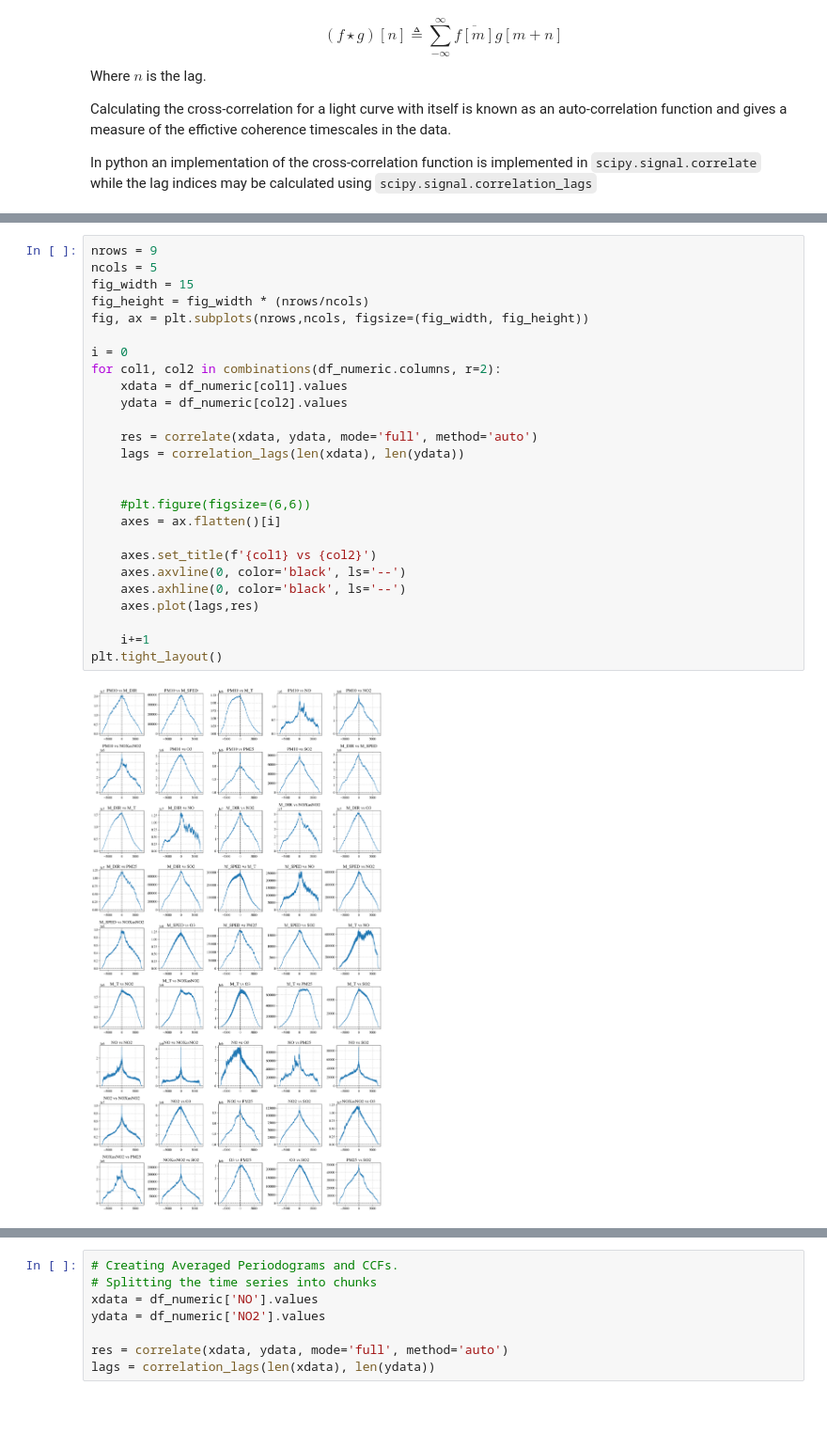
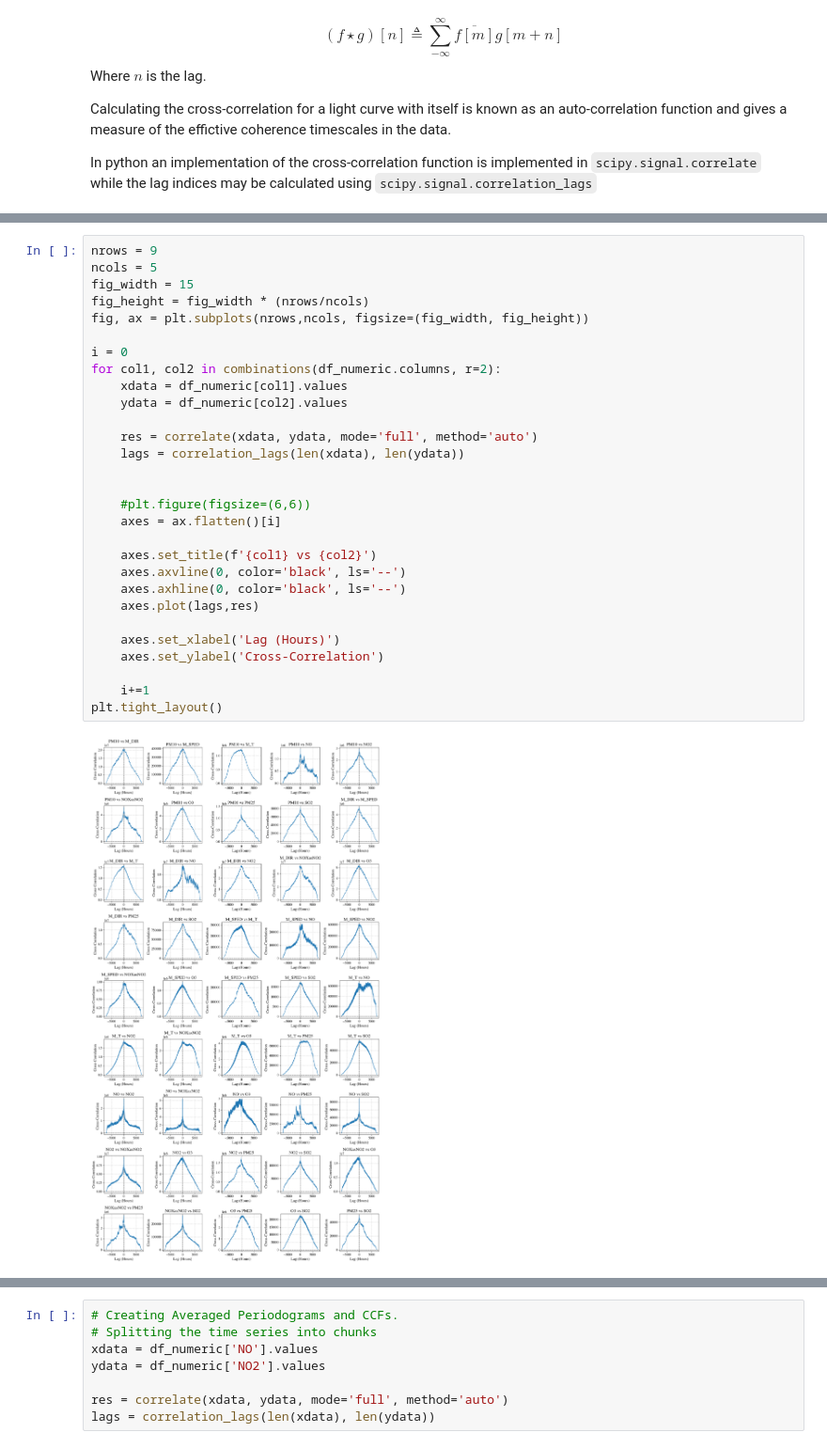
Before and after one commit to nx1/clear_skies, a Jupyter notebook: notebooks/CCF.ipynb, the cells around one changed output, grey strips where cells are left out. Shown at 94% size. Saved outputs shown, nothing was run; the diff lists cells and outputs as text; blank space fills up the shorter version.

```diff
--- a/notebooks/CCF.ipynb
+++ b/notebooks/CCF.ipynb
@@ -68,31 +68,34 @@ lags = correlation_lags(len(xdata), len(ydata))
 # %%
 nrows = 9
 ncols = 5
 fig_width = 15
 fig_height = fig_width * (nrows/ncols)
 fig, ax = plt.subplots(nrows,ncols, figsize=(fig_width, fig_height))
 
 i = 0
 for col1, col2 in combinations(df_numeric.columns, r=2):
     xdata = df_numeric[col1].values
     ydata = df_numeric[col2].values
 
     res = correlate(xdata, ydata, mode='full', method='auto')
     lags = correlation_lags(len(xdata), len(ydata))
 
 
     #plt.figure(figsize=(6,6))
     axes = ax.flatten()[i]
 
     axes.set_title(f'{col1} vs {col2}')
     axes.axvline(0, color='black', ls='--')
     axes.axhline(0, color='black', ls='--')
     axes.plot(lags,res)
 
+    axes.set_xlabel('Lag (Hours)')
+    axes.set_ylabel('Cross-Correlation')
+
     i+=1
 plt.tight_layout()
 # %% [output]
-[figure, old version]
+[figure, new version]
 # %%
 nrows = 9
 ncols = 5
```
Also changed, not shown: parts of 3 cells of this notebook, 3 other files.
